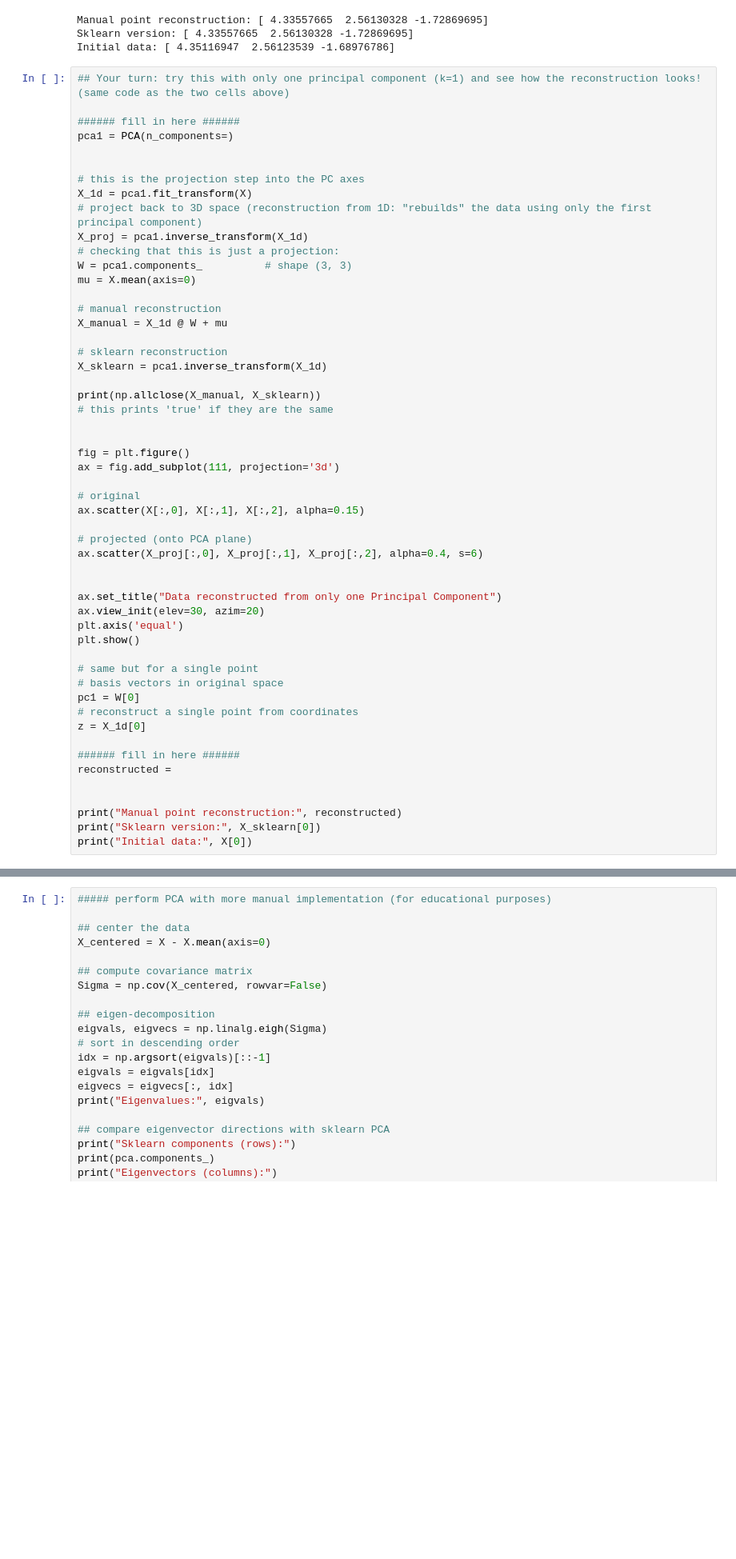
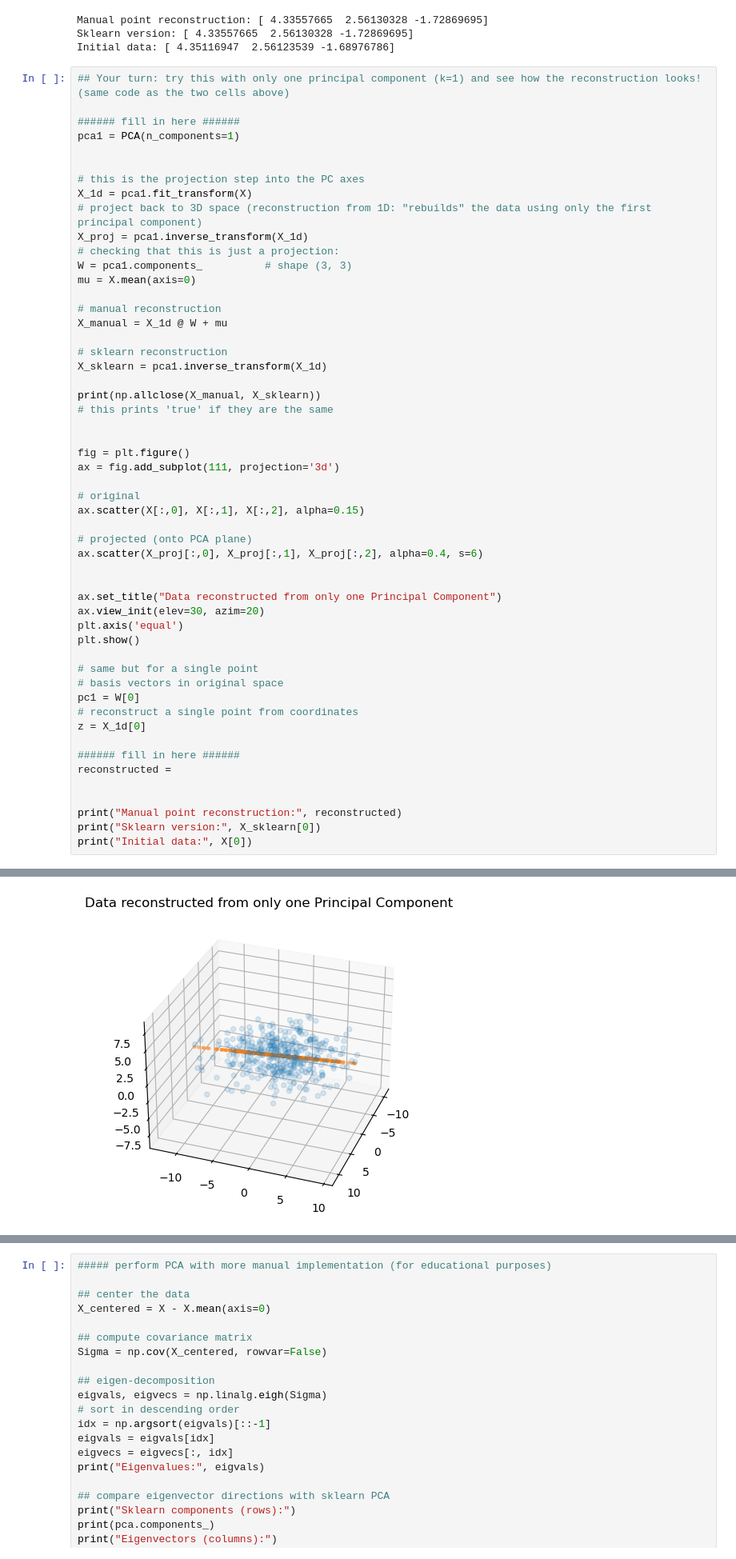
Before and after one commit to LaurelineLogiaco/PCA_lecture, a Jupyter notebook: PCA_notebook_ToFill.ipynb, the cells around one changed output, grey strips where cells are left out. Shown at 80% size. Saved outputs shown, nothing was run; the diff lists cells and outputs as text; blank space fills up the shorter version.

```diff
--- a/PCA_notebook_ToFill.ipynb
+++ b/PCA_notebook_ToFill.ipynb
@@ -399,7 +399,7 @@ Initial data: [ 4.35116947  2.56123539 -1.68976786]
 ## Your turn: try this with only one principal component (k=1) and see how the reconstruction looks! (same code as the two cells above)
 
 ###### fill in here ######
-pca1 = PCA(n_components=)
+pca1 = PCA(n_components=1)
 
 
 # this is the projection step into the PC axes
@@ -452,0 +453 @@ SyntaxError: expected argument value expression (3212080985.py, line 3)
+[figure, added]
```
Also changed, not shown: parts of 2 cells of this notebook, 1 other file.
